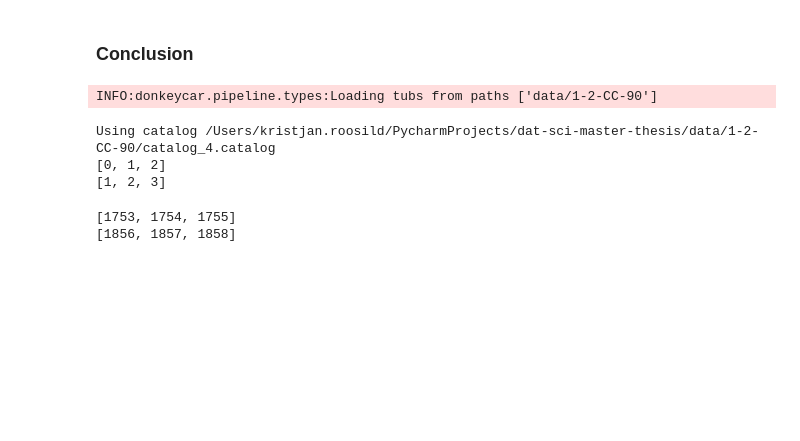
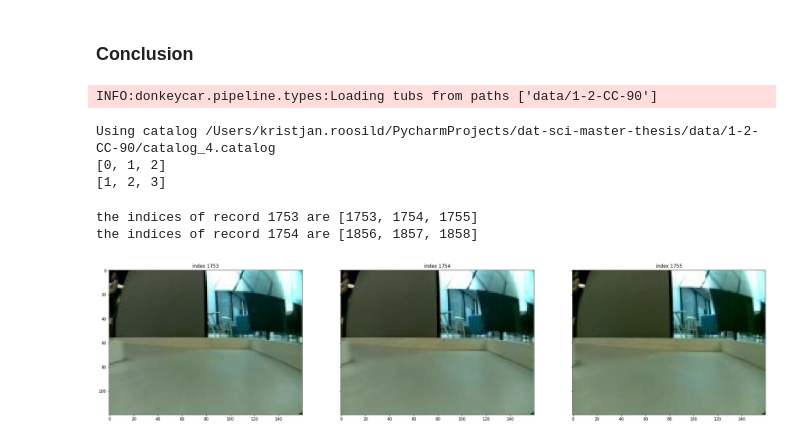
Before and after one commit to kristjanr/dat-sci-master-thesis, a Jupyter notebook: EDA1.ipynb, the cells around one changed output. Cells and saved outputs as stored; diff of their text form; code cells hidden in the pictures; blank space fills up the shorter version.

Commit message:
show images of two consecutive records from before and after the cut

```diff
--- a/EDA1.ipynb
+++ b/EDA1.ipynb
@@ -502,8 +502,24 @@ Using catalog /Users/kristjan.roosild/PycharmProjects/dat-sci-master-thesis/data
 [0, 1, 2]
 [1, 2, 3]
 # %%
-print([r.underlying['_index'] for r in data[1753]])
-print([r.underlying['_index'] for r in data[1754]])
+indices = [r.underlying['_index'] for r in data[1753]]
+print(f'the indices of record 1753 are {indices}')
+indices = [r.underlying['_index'] for r in data[1754]]
+print(f'the indices of record 1754 are {indices}')
 # %% [output]
-[1753, 1754, 1755]
-[1856, 1857, 1858]
+the indices of record 1753 are [1753, 1754, 1755]
+the indices of record 1754 are [1856, 1857, 1858]
+# %%
+from matplotlib import pyplot as plt
+
+def show_images_of_record(tubrecord):
+    assert len(tubrecord) > 1
+    fig, axs = plt.subplots(nrows=1, ncols=3, figsize=(30, 15), sharex='all', sharey='all')
+    for r, ax in zip(tubrecord, axs.flat):
+        ax.imshow(r.image(as_nparray=False))
+        ax.set(title=f"index {r.underlying['_index']}")
+    plt.show()
+
+show_images_of_record(data[1753])
+# %% [output]
+[figure, added]
```
Also changed, not shown: parts of 1 cell of this notebook.
